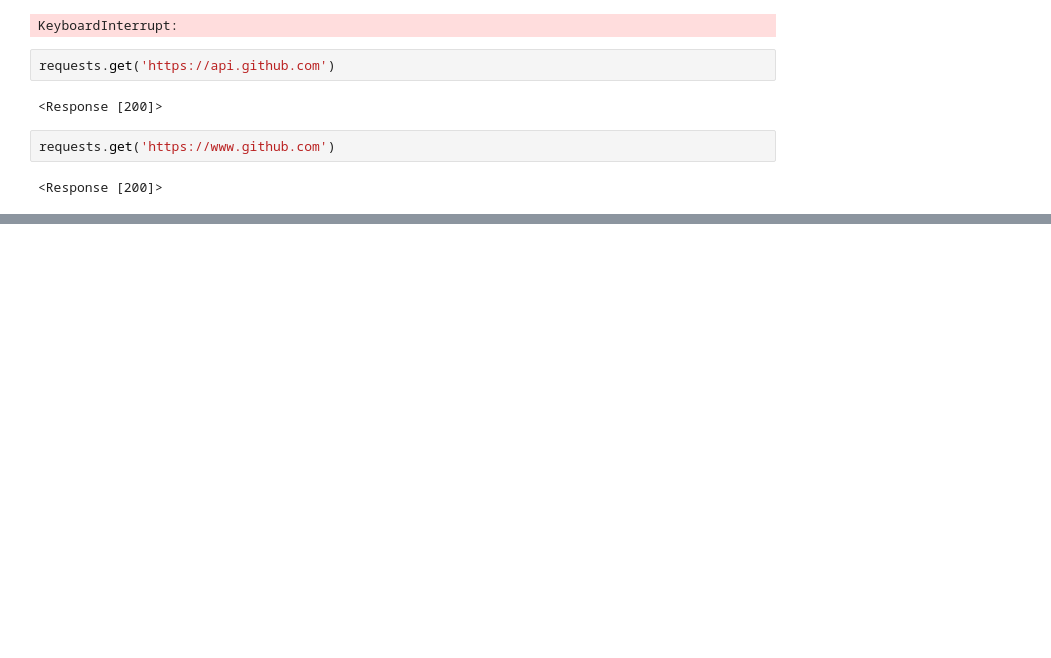
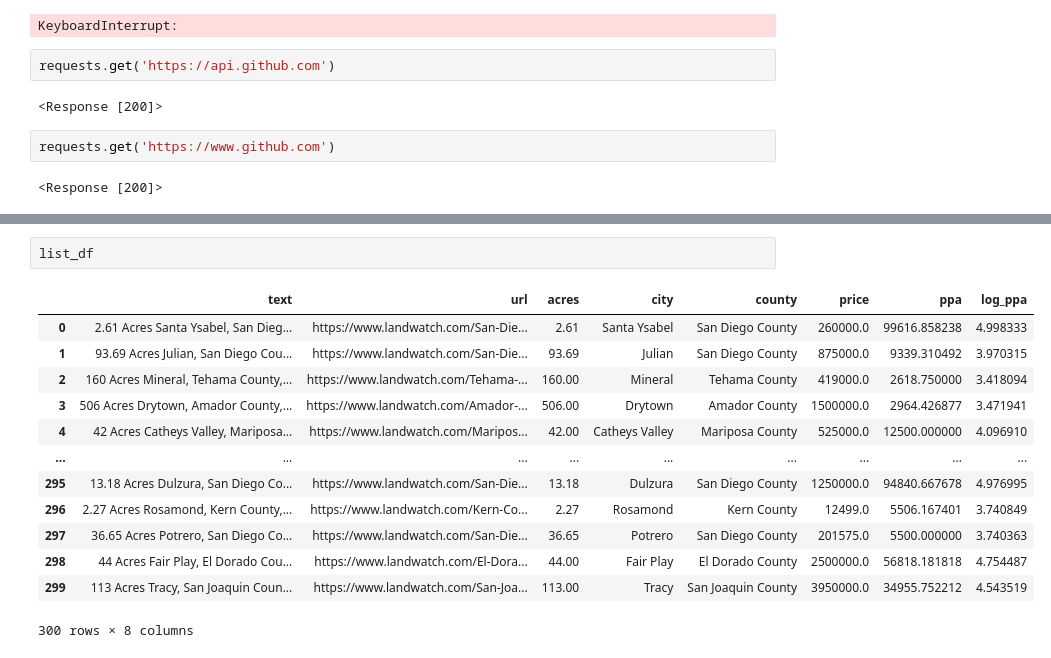
Before and after one commit to akuczala/windsite, a Jupyter notebook: land-value-scrape.ipynb, the cells around one changed output, grey strips where cells are left out. Cells and saved outputs as stored; diff of their text form; blank space fills up the shorter version.

```diff
--- a/land-value-scrape.ipynb
+++ b/land-value-scrape.ipynb
@@ -20,0 +130,16 @@ requests.get('https://www.github.com')
+# %%
+list_df
+# %% [output]
+|  | text | url | acres | city | county | price | ppa | log_ppa |
+| 0 | 2.61 Acres Santa Ysabel, San Dieg... | https://www.landwatch.com/San-Die... | 2.61 | Santa Ysabel | San Diego County | 260000.0 | 99616.858238 | 4.998333 |
+| 1 | 93.69 Acres Julian, San Diego Cou... | https://www.landwatch.com/San-Die... | 93.69 | Julian | San Diego County | 875000.0 | 9339.310492 | 3.970315 |
+| 2 | 160 Acres Mineral, Tehama County,... | https://www.landwatch.com/Tehama-... | 160.00 | Mineral | Tehama County | 419000.0 | 2618.750000 | 3.418094 |
+| 3 | 506 Acres Drytown, Amador County,... | https://www.landwatch.com/Amador-... | 506.00 | Drytown | Amador County | 1500000.0 | 2964.426877 | 3.471941 |
+| 4 | 42 Acres Catheys Valley, Mariposa... | https://www.landwatch.com/Maripos... | 42.00 | Catheys Valley | Mariposa County | 525000.0 | 12500.000000 | 4.096910 |
+| ... | ... | ... | ... | ... | ... | ... | ... | ... |
+| 295 | 13.18 Acres Dulzura, San Diego Co... | https://www.landwatch.com/San-Die... | 13.18 | Dulzura | San Diego County | 1250000.0 | 94840.667678 | 4.976995 |
+| 296 | 2.27 Acres Rosamond, Kern County,... | https://www.landwatch.com/Kern-Co... | 2.27 | Rosamond | Kern County | 12499.0 | 5506.167401 | 3.740849 |
+| 297 | 36.65 Acres Potrero, San Diego Co... | https://www.landwatch.com/San-Die... | 36.65 | Potrero | San Diego County | 201575.0 | 5500.000000 | 3.740363 |
+| 298 | 44 Acres Fair Play, El Dorado Cou... | https://www.landwatch.com/El-Dora... | 44.00 | Fair Play | El Dorado County | 2500000.0 | 56818.181818 | 4.754487 |
+| 299 | 113 Acres Tracy, San Joaquin Coun... | https://www.landwatch.com/San-Joa... | 113.00 | Tracy | San Joaquin County | 3950000.0 | 34955.752212 | 4.543519 |
+300 rows × 8 columns
```
Also changed, not shown: parts of 22 cells of this notebook, 7 other files.
